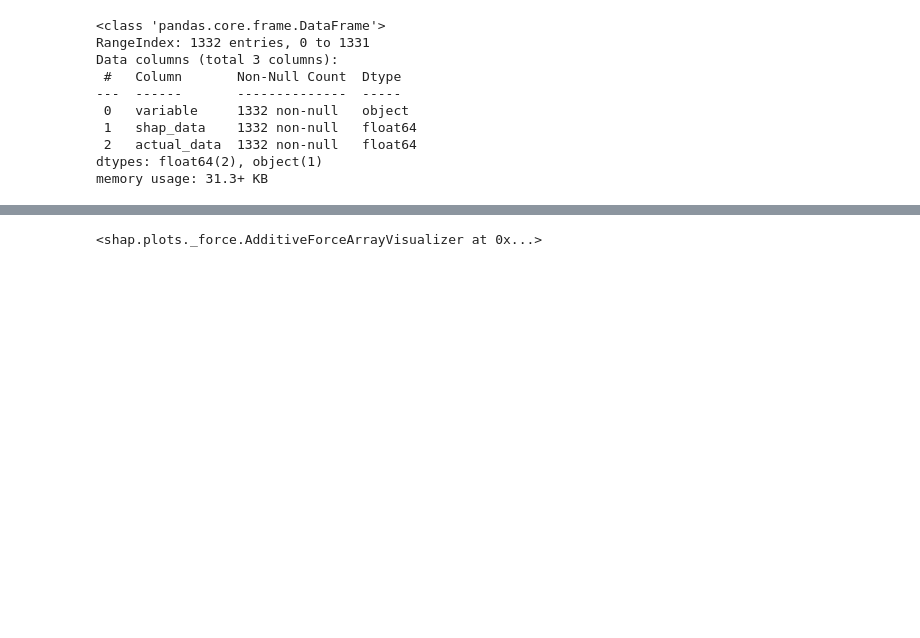
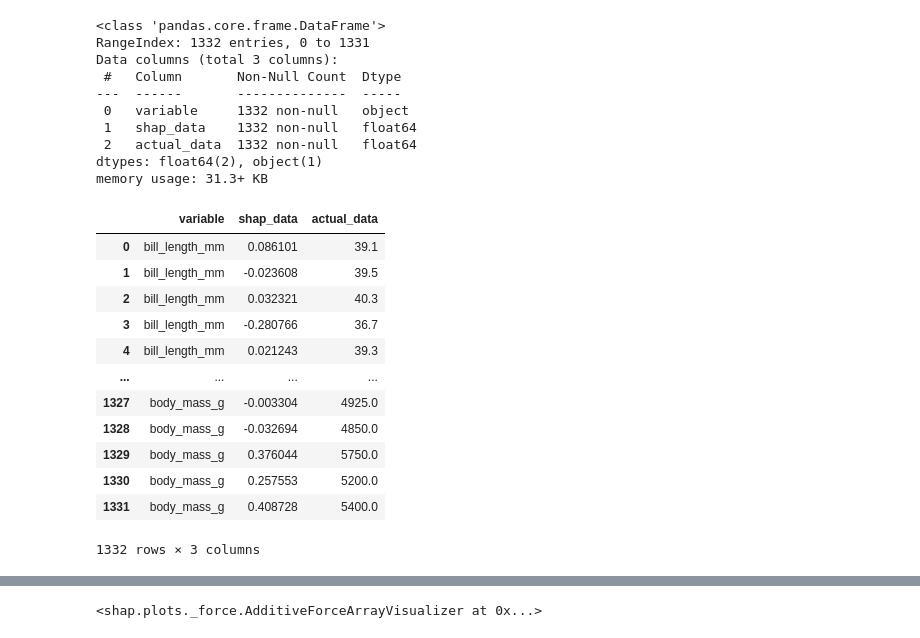
Before and after one commit to jameshtwose/Data-Science, a Jupyter notebook: Machine_learning/understanding_SHAP.ipynb, the cells around one changed output, grey strips where cells are left out. Cells and saved outputs as stored; diff of their text form; code cells hidden in the pictures; blank space fills up the shorter version.

```diff
--- a/Machine_learning/understanding_SHAP.ipynb
+++ b/Machine_learning/understanding_SHAP.ipynb
@@ -126,6 +126,22 @@ Data columns (total 3 columns):
  2   actual_data  1332 non-null   float64
 dtypes: float64(2), object(1)
 memory usage: 31.3+ KB
+# %%
+shap_actual_df
+# %% [output]
+|  | variable | shap_data | actual_data |
+| 0 | bill_length_mm | 0.086101 | 39.1 |
+| 1 | bill_length_mm | -0.023608 | 39.5 |
+| 2 | bill_length_mm | 0.032321 | 40.3 |
+| 3 | bill_length_mm | -0.280766 | 36.7 |
+| 4 | bill_length_mm | 0.021243 | 39.3 |
+| ... | ... | ... | ... |
+| 1327 | body_mass_g | -0.003304 | 4925.0 |
+| 1328 | body_mass_g | -0.032694 | 4850.0 |
+| 1329 | body_mass_g | 0.376044 | 5750.0 |
+| 1330 | body_mass_g | 0.257553 | 5200.0 |
+| 1331 | body_mass_g | 0.408728 | 5400.0 |
+1332 rows × 3 columns
 # %%
 import matplotlib
 from mpl_toolkits.axes_grid1.inset_locator import inset_axes
```
Also changed, not shown: parts of 15 cells of this notebook, 4 other files.
